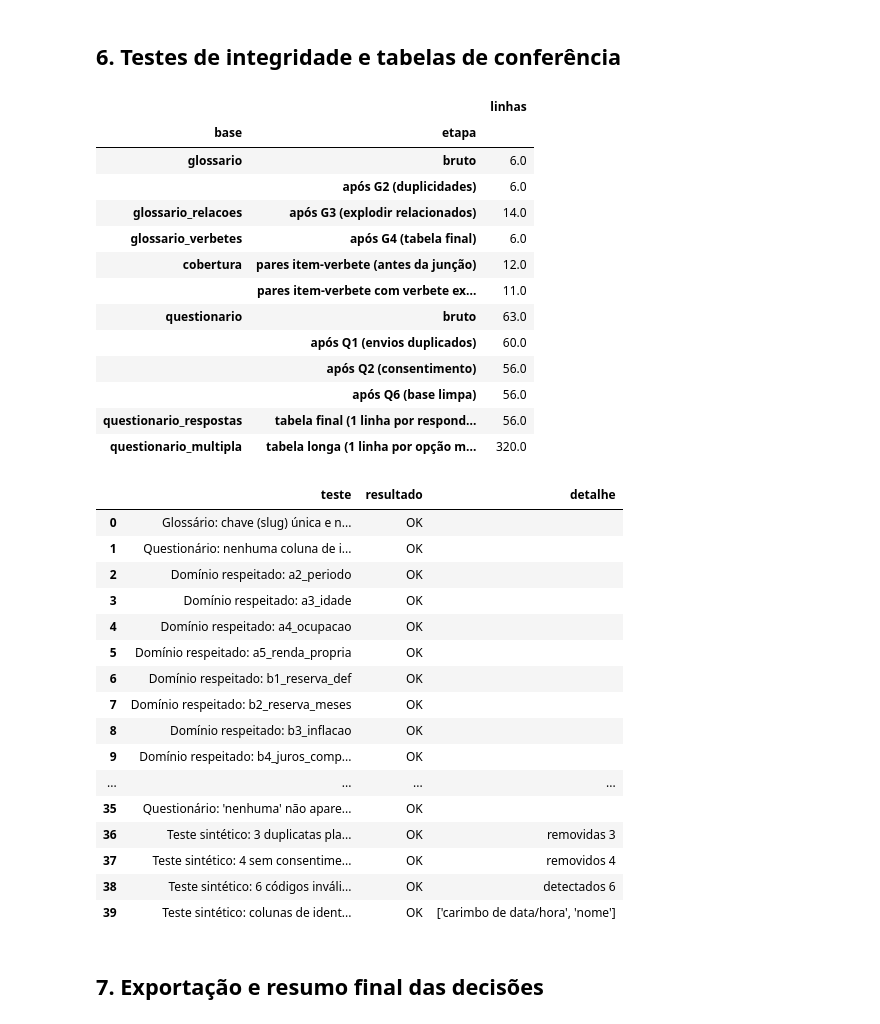
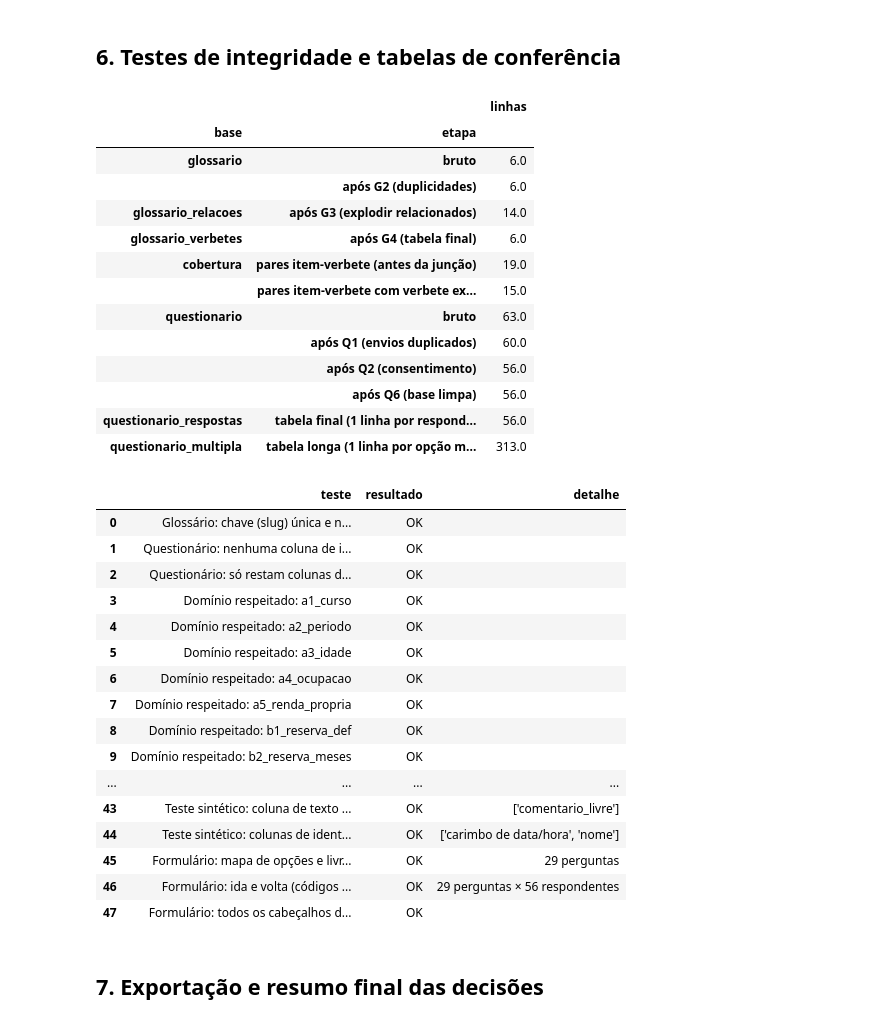
Before and after one commit to laurentinoanabia/TPAEII_equipe01, a Jupyter notebook: notebooks/03_obtencao_limpeza_tratamento.ipynb, the cells around one changed output. Cells and saved outputs as stored; diff of their text form; code cells hidden in the pictures.

```diff
--- a/notebooks/03_obtencao_limpeza_tratamento.ipynb
+++ b/notebooks/03_obtencao_limpeza_tratamento.ipynb
@@ -383,6 +397,7 @@ vb_final[["termo", "tema", "n_relacionados", "n_caracteres_definicao", "tem_exem
 # ---------- G5: cobertura do questionário pelo glossário (junção analítica por tema; ver docs/questionario.md, seção 7)
 EXIGE = {"b1_reserva_def": ["Reserva de emergência"], "b2_reserva_meses": ["Reserva de emergência"], "b3_inflacao": ["Inflação", "Taxa Selic"],
          "b4_juros_compostos": ["Juros", "Endividamento"], "b5_diversificacao": ["Investimentos"], "c1_orcamento": ["Orçamento pessoal"],
+         "e3_termo_prioritario": ["Juros compostos", "Inflação", "Taxa Selic", "Renda fixa", "Diversificação", "Endividamento", "Orçamento pessoal"],
          "c2_tem_reserva": ["Reserva de emergência"], "c5_dividas": ["Juros", "Endividamento"], "c6_poupa_regular": ["Orçamento pessoal"]}
 cobertura = pd.DataFrame([{"item_questionario": q, "verbete_necessario": v, "slug": slug(v)} for q, vs in EXIGE.items() for v in vs])
 cobertura["existe_no_glossario"] = cobertura["slug"].isin(slugs)
@@ -416,6 +435,19 @@ Com dados sintéticos, os defeitos plantados são: 3 envios duplicados, 4 respos
 # %%
-q = questionario_bruto.copy()
-contar("questionario", "bruto", len(q))
+contar("questionario", "bruto", len(questionario_bruto))
+
+# ---------- Q0: formato da exportação. O Google Forms exporta o TEXTO da opção, usa o título da pergunta como cabeçalho e separa
+# as caixas de seleção por ", ". O tratamento usa nome de variável + código (livro de códigos): notebooks/02a_formulario_google.py traduz.
+if F.e_exportacao_do_forms(questionario_bruto):
+    q, info_forms = F.adaptar(questionario_bruto)
+    registrar("questionario · formato da exportação", "Exportação do Google Forms: cabeçalho = título da pergunta, célula = texto da opção, caixas de seleção separadas por ', '",
+              "Traduzir para variável + código com o mapa de 02a_formulario_google.py (rótulo desconhecido vira inválido; o texto digitado em 'Outro' de curso não é guardado)",
+              f"{info_forms['perguntas_reconhecidas']} de {len(F.QUESTOES)} perguntas reconhecidas; ausentes no CSV: {', '.join(info_forms['perguntas_do_formulario_ausentes_no_csv']) or 'nenhuma'}; "
+              f"cursos 'Outro' em texto livre → 'outro': {info_forms['cursos_outros_texto_livre']}", n=info_forms["cursos_outros_texto_livre"], status="tratado")
+else:
+    q = questionario_bruto.copy()
+    registrar("questionario · formato da exportação", "Arquivo sem cabeçalhos do formulário (aqui: base sintética, já em códigos)",
+              "Nenhuma tradução necessária nesta execução; o tradutor é testado por ida e volta na seção 6",
+              "Formato já codificado: nomes de variável e códigos do livro de códigos", n=0)
 
 # ---------- Q1: envios duplicados (comparando todas as colunas, inclusive o carimbo, ANTES de remover identificação)
 n_dup = int(q.duplicated(keep="first").sum())
@@ -438,14 +470,14 @@ q, descartadas = M.limpar_colunas(q)
 registrar("questionario · colunas", "Colunas de identificação ou rastreio na exportação", "Descartar antes de qualquer tabela (função `limpar_colunas` do script 02)",
           f"Descartadas: {descartadas or 'nenhuma'}", n=len(descartadas))
 testar("Questionário: nenhuma coluna de identificação sobrou", not any(c in q.columns for c in ("nome", "e-mail", "email", "cpf", "matricula", "matrícula", "carimbo de data/hora")))
-if "e3_termo_dificil" in q.columns:
-    n_txt = int(q["e3_termo_dificil"].map(limpa_texto).notna().sum())
-    q = q.drop(columns=["e3_termo_dificil"])
-    registrar("questionario · e3_termo_dificil", "Resposta aberta pode conter dado pessoal digitado pelo respondente", "Remover das bases tratadas; revisão manual separada antes de qualquer uso",
-              f"{n_txt} respostas abertas preenchidas não entram nas tabelas", n=n_txt)
+fora_do_livro = [c for c in q.columns if c not in DOMINIOS]          # pergunta nova, texto livre ou campo de identificação inesperado
+q = q.drop(columns=fora_do_livro)
+registrar("questionario · colunas fora do livro de códigos", "Colunas que não são perguntas do formulário (pergunta nova, resposta aberta ou identificação inesperada)",
+          "Descartar antes de qualquer tabela: só entra o que está no livro de códigos (nada de texto livre nas bases tratadas)",
+          f"Descartadas: {fora_do_livro or 'nenhuma'}", n=len(fora_do_livro))
+testar("Questionário: só restam colunas do livro de códigos", set(q.columns) <= set(DOMINIOS))
 # %%
 # ---------- Q4: normalizar categorias e invalidar códigos fora do domínio
-q["a1_curso"] = q["a1_curso"].map(norm_cod)
 inval, variantes = {}, 0
 for v, dominio in DOMINIOS.items():
     if v == "consentimento" or v not in q.columns:
@@ -560,50 +595,64 @@ testar("Questionário: funil fecha (bruto − duplicados − sem consentimento =
 testar("Questionário: id_resposta único e sequencial", respostas["id_resposta"].tolist() == list(range(1, len(respostas) + 1)))
 testar("Questionário: escore entre 0 e 4", bool(respostas["escore_conhecimento"].between(0, 4).all()))
 testar("Questionário: nível definido para todos", bool(respostas["nivel_conhecimento"].notna().all()))
 testar("Questionário: tabela longa só tem categorias válidas", all(c in DOMINIOS[v] for v, c in zip(longa["variavel"], longa["categoria"])))
 testar("Questionário: ninguém sem reserva tem c3/c4", not bool((respostas["c2_tem_reserva"].eq("nao") & (respostas["c3_reserva_cobertura"].notna() | respostas["c4_onde_guarda"].notna())).any()))
 testar("Questionário: 'nenhuma' não aparece junto de outras dívidas", not bool(respostas["c5_dividas"].dropna().map(lambda s: "nenhuma" in s.split(";") and len(s.split(";")) > 1).any()))
 if ORIGEM_Q == "SINTETICO":      # só faz sentido conferir contra os defeitos plantados quando a base é a sintética
     testar("Teste sintético: 3 duplicatas plantadas foram removidas", n_dup == 3, f"removidas {n_dup}")
     testar("Teste sintético: 4 sem consentimento removidos", sem_cons == 4, f"removidos {sem_cons}")
     testar("Teste sintético: 6 códigos inválidos detectados", sum(inval.values()) >= 6, f"detectados {sum(inval.values())}")
+    testar("Teste sintético: coluna de texto livre fora do livro de códigos descartada", fora_do_livro == ["comentario_livre"], str(fora_do_livro))
     testar("Teste sintético: colunas de identificação descartadas", set(descartadas) >= {"carimbo de data/hora", "nome"}, str(descartadas))
+
+# ---- Adaptador do formulário (Google Forms)
+mapa_ok = (set(DOMINIOS) == {v for v, *_ in F.QUESTOES}
+           and all(set(DOMINIOS[v]) == {c for _, c in ops} | ({F.OUTRO_LIVRE[v]} if v in F.OUTRO_LIVRE else set()) for v, _, _, ops in F.QUESTOES))
+testar("Formulário: mapa de opções e livro de códigos têm exatamente as mesmas variáveis e códigos", mapa_ok, f"{len(F.QUESTOES)} perguntas")
+cols_f = [v for v, *_ in F.QUESTOES if v in respostas.columns]
+exp_simulada = F.simular_exportacao(respostas)                      # códigos -> texto da opção, ', ' nas caixas de seleção, cabeçalho = título
+exp_simulada.insert(0, F.COLUNA_CARIMBO, "2026/11/05 5:30:12 PM GMT-3")
+volta, info_volta = F.adaptar(exp_simulada)
+iguais = bool((respostas[cols_f].astype("string").fillna("") == volta[cols_f].astype("string").fillna("")).all().all())
+testar("Formulário: ida e volta (códigos → texto do Forms → códigos) devolve a mesma tabela", iguais, f"{len(cols_f)} perguntas × {len(respostas)} respondentes")
+testar("Formulário: todos os cabeçalhos de pergunta são reconhecidos (só o carimbo fica de fora)",
+       info_volta["perguntas_reconhecidas"] == len(cols_f) and info_volta["colunas_nao_reconhecidas"] == [F.COLUNA_CARIMBO])
 
 # ---- Tabelas de conferência
 display(pd.DataFrame(funil).pivot_table(index=["base", "etapa"], values="linhas", sort=False))
 pd.DataFrame(testes)
 # %% [output]
 |  |  | linhas |
 | base | etapa |  |
 | glossario | bruto | 6.0 |
 |  | após G2 (duplicidades) | 6.0 |
 | glossario_relacoes | após G3 (explodir relacionados) | 14.0 |
 | glossario_verbetes | após G4 (tabela final) | 6.0 |
-| cobertura | pares item-verbete (antes da junção) | 12.0 |
-|  | pares item-verbete com verbete ex... | 11.0 |
+| cobertura | pares item-verbete (antes da junção) | 19.0 |
+|  | pares item-verbete com verbete ex... | 15.0 |
 | questionario | bruto | 63.0 |
 |  | após Q1 (envios duplicados) | 60.0 |
 |  | após Q2 (consentimento) | 56.0 |
 |  | após Q6 (base limpa) | 56.0 |
 | questionario_respostas | tabela final (1 linha por respond... | 56.0 |
-| questionario_multipla | tabela longa (1 linha por opção m... | 320.0 |
+| questionario_multipla | tabela longa (1 linha por opção m... | 313.0 |
 |  | teste | resultado | detalhe |
 | 0 | Glossário: chave (slug) única e n... | OK |  |
 | 1 | Questionário: nenhuma coluna de i... | OK |  |
-| 2 | Domínio respeitado: a2_periodo | OK |  |
-| 3 | Domínio respeitado: a3_idade | OK |  |
-| 4 | Domínio respeitado: a4_ocupacao | OK |  |
-| 5 | Domínio respeitado: a5_renda_propria | OK |  |
-| 6 | Domínio respeitado: b1_reserva_def | OK |  |
-| 7 | Domínio respeitado: b2_reserva_meses | OK |  |
-| 8 | Domínio respeitado: b3_inflacao | OK |  |
-| 9 | Domínio respeitado: b4_juros_comp... | OK |  |
+| 2 | Questionário: só restam colunas d... | OK |  |
+| 3 | Domínio respeitado: a1_curso | OK |  |
+| 4 | Domínio respeitado: a2_periodo | OK |  |
+| 5 | Domínio respeitado: a3_idade | OK |  |
+| 6 | Domínio respeitado: a4_ocupacao | OK |  |
+| 7 | Domínio respeitado: a5_renda_propria | OK |  |
+| 8 | Domínio respeitado: b1_reserva_def | OK |  |
+| 9 | Domínio respeitado: b2_reserva_meses | OK |  |
 | ... | ... | ... | ... |
-| 35 | Questionário: 'nenhuma' não apare... | OK |  |
-| 36 | Teste sintético: 3 duplicatas pla... | OK | removidas 3 |
-| 37 | Teste sintético: 4 sem consentime... | OK | removidos 4 |
-| 38 | Teste sintético: 6 códigos inváli... | OK | detectados 6 |
-| 39 | Teste sintético: colunas de ident... | OK | ['carimbo de data/hora', 'nome'] |
+| 43 | Teste sintético: coluna de texto ... | OK | ['comentario_livre'] |
+| 44 | Teste sintético: colunas de ident... | OK | ['carimbo de data/hora', 'nome'] |
+| 45 | Formulário: mapa de opções e livr... | OK | 29 perguntas |
+| 46 | Formulário: ida e volta (códigos ... | OK | 29 perguntas × 56 respondentes |
+| 47 | Formulário: todos os cabeçalhos d... | OK |  |
 # %% [markdown]
 ## 7. Exportação e resumo final das decisões
 # %%
```
Also changed, not shown: parts of 14 cells of this notebook, 21 other files.
